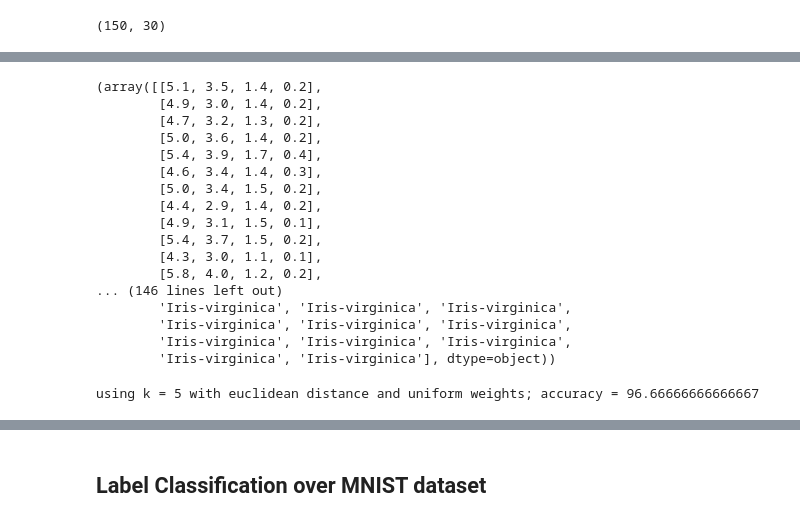
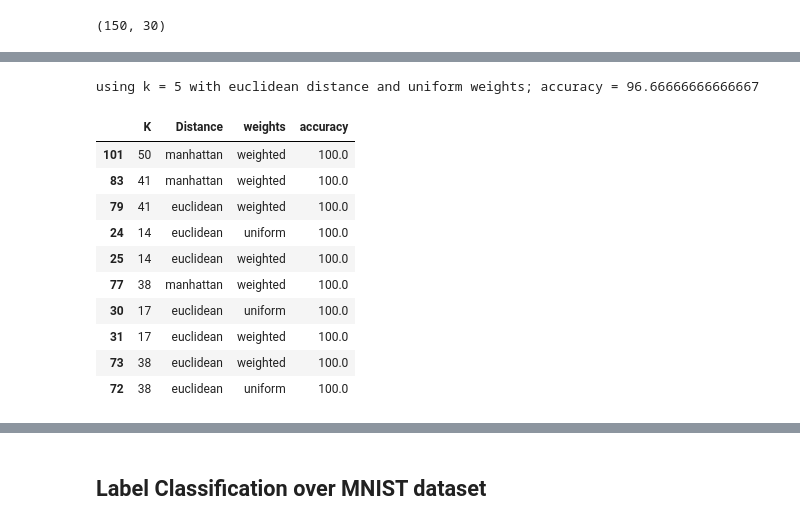
Before and after one commit to DeskDown/DSLabs, a Jupyter notebook: Lab4/Lab4.ipynb, the cells around one changed output, grey strips where cells are left out. Cells and saved outputs as stored; diff of their text form; code cells hidden in the pictures.

```diff
--- a/Lab4/Lab4.ipynb
+++ b/Lab4/Lab4.ipynb
@@ -58,22 +117,12 @@ mask = np.ones(N, bool)
 mask[K_index] = False
 X_train = data[mask][:, :-1]
 Y_train = data[mask][:, -1]
-X_train, Y_train #training set
+k,d  = 5, 'euclidean'
+knn = KNearestNeighbors(k, d)
+knn.fit(X_train, Y_train)
+predicted_labels = knn.predict(X_test)
+correctly_predicted = (predicted_labels == Y_test ).sum()
+accuracy = correctly_predicted / K
+print(f'using k = {k} with euclidean distance and uniform weights; accuracy = {accuracy*100}')
 # %% [output]
-(array([[5.1, 3.5, 1.4, 0.2],
-        [4.9, 3.0, 1.4, 0.2],
-        [4.7, 3.2, 1.3, 0.2],
-        [5.0, 3.6, 1.4, 0.2],
-        [5.4, 3.9, 1.7, 0.4],
-        [4.6, 3.4, 1.4, 0.3],
-        [5.0, 3.4, 1.5, 0.2],
-        [4.4, 2.9, 1.4, 0.2],
-        [4.9, 3.1, 1.5, 0.1],
-        [5.4, 3.7, 1.5, 0.2],
-        [4.3, 3.0, 1.1, 0.1],
-        [5.8, 4.0, 1.2, 0.2],
-... (146 lines left out)
-        'Iris-virginica', 'Iris-virginica', 'Iris-virginica',
-        'Iris-virginica', 'Iris-virginica', 'Iris-virginica',
-        'Iris-virginica', 'Iris-virginica', 'Iris-virginica',
-        'Iris-virginica', 'Iris-virginica'], dtype=object))
+using k = 5 with euclidean distance and uniform weights; accuracy = 96.66666666666667
@@ -155,10 +129,27 @@ class KNearestNeighbors:
 # %%
-k,d  = 5, 'euclidean'
-knn = KNearestNeighbors(k, d)
-knn.fit(X_train, Y_train)
-predicted_labels = knn.predict(X_test)
-correctly_predicted = (predicted_labels == Y_test ).sum()
-accuracy = correctly_predicted / K
-print(f'using k = {k} with euclidean distance and uniform weights; accuracy = {accuracy*100}')
+results = []
+for k in (np.arange(2,51,3)):
+    for d in ('euclidean','cosine','manhattan'):
+        for vote_type in ('uniform', 'weighted'):
+            knn = KNearestNeighbors(k, d, vote_type)
+            knn.fit(X_train, Y_train)
+            predicted_labels = knn.predict(X_test)
+            correctly_predicted = (predicted_labels == Y_test ).sum()
+            accuracy = correctly_predicted / K
+            results.append((k,d,vote_type,accuracy*100))
+
+cols = ['K', 'Distance', 'weights','accuracy']
+df = pd.DataFrame(data = results, columns= cols)
+df.sort_values(by = 'accuracy', ascending= False).head(10)
 # %% [output]
-using k = 5 with euclidean distance and uniform weights; accuracy = 96.66666666666667
+|  | K | Distance | weights | accuracy |
+| 101 | 50 | manhattan | weighted | 100.0 |
+| 83 | 41 | manhattan | weighted | 100.0 |
+| 79 | 41 | euclidean | weighted | 100.0 |
+| 24 | 14 | euclidean | uniform | 100.0 |
+| 25 | 14 | euclidean | weighted | 100.0 |
+| 77 | 38 | manhattan | weighted | 100.0 |
+| 30 | 17 | euclidean | uniform | 100.0 |
+| 31 | 17 | euclidean | weighted | 100.0 |
+| 73 | 38 | euclidean | weighted | 100.0 |
+| 72 | 38 | euclidean | uniform | 100.0 |
```
Also changed, not shown: parts of 15 cells of this notebook.
